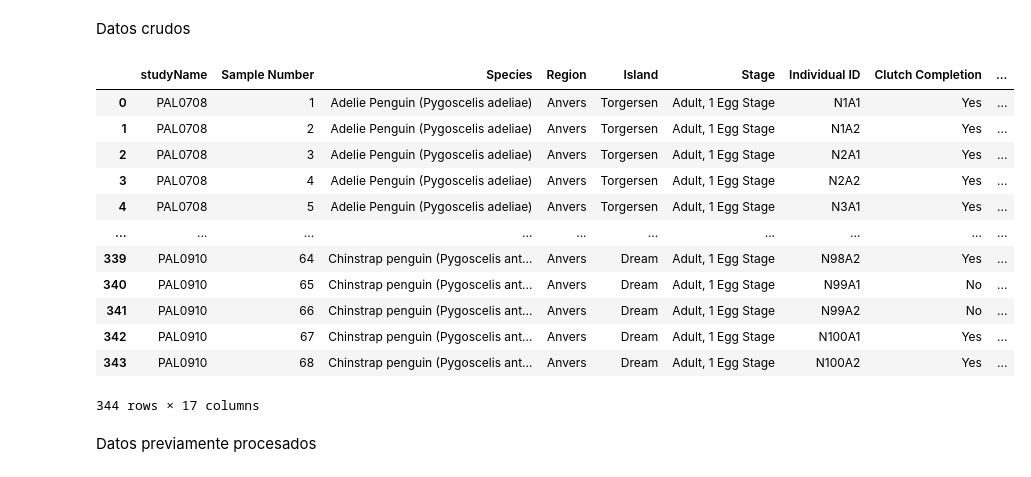
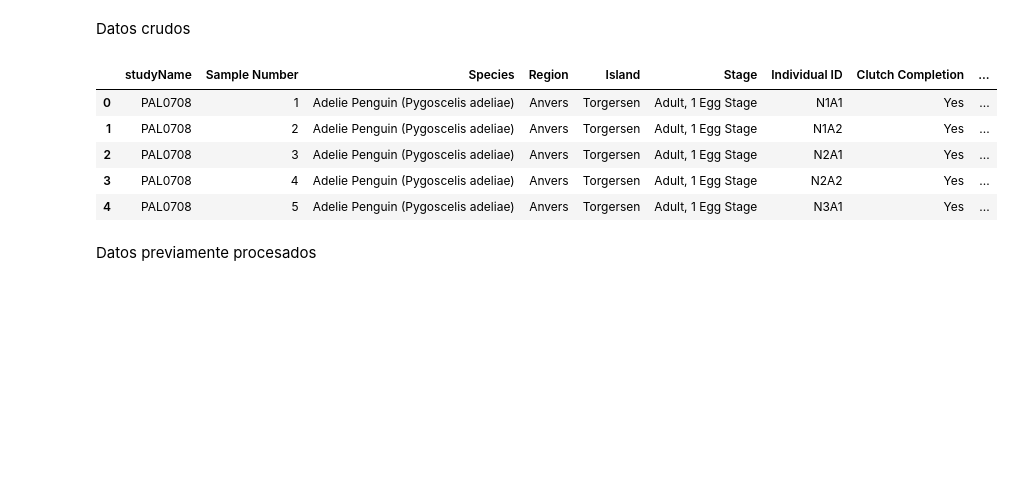
Before and after one commit to jcmefra/Curso-Analisis-Exploratorio, a Jupyter notebook: 1.0-conociendo-nuestros-datos.ipynb, the cells around one changed output. Cells and saved outputs as stored; diff of their text form; code cells hidden in the pictures; blank space fills up the shorter version.

```diff
--- a/1.0-conociendo-nuestros-datos.ipynb
+++ b/1.0-conociendo-nuestros-datos.ipynb
@@ -47,21 +47,14 @@ penguin_color = {
 Datos crudos
 # %%
 raw_penguins_df = palmerpenguins.load_penguins_raw()
-raw_penguins_df
+raw_penguins_df.head()
 # %% [output]
 |  | studyName | Sample Number | Species | Region | Island | Stage | Individual ID | Clutch Completion | ... |
 | 0 | PAL0708 | 1 | Adelie Penguin (Pygoscelis adeliae) | Anvers | Torgersen | Adult, 1 Egg Stage | N1A1 | Yes | ... |
 | 1 | PAL0708 | 2 | Adelie Penguin (Pygoscelis adeliae) | Anvers | Torgersen | Adult, 1 Egg Stage | N1A2 | Yes | ... |
 | 2 | PAL0708 | 3 | Adelie Penguin (Pygoscelis adeliae) | Anvers | Torgersen | Adult, 1 Egg Stage | N2A1 | Yes | ... |
 | 3 | PAL0708 | 4 | Adelie Penguin (Pygoscelis adeliae) | Anvers | Torgersen | Adult, 1 Egg Stage | N2A2 | Yes | ... |
 | 4 | PAL0708 | 5 | Adelie Penguin (Pygoscelis adeliae) | Anvers | Torgersen | Adult, 1 Egg Stage | N3A1 | Yes | ... |
-| ... | ... | ... | ... | ... | ... | ... | ... | ... | ... |
-| 339 | PAL0910 | 64 | Chinstrap penguin (Pygoscelis ant... | Anvers | Dream | Adult, 1 Egg Stage | N98A2 | Yes | ... |
-| 340 | PAL0910 | 65 | Chinstrap penguin (Pygoscelis ant... | Anvers | Dream | Adult, 1 Egg Stage | N99A1 | No | ... |
-| 341 | PAL0910 | 66 | Chinstrap penguin (Pygoscelis ant... | Anvers | Dream | Adult, 1 Egg Stage | N99A2 | No | ... |
-| 342 | PAL0910 | 67 | Chinstrap penguin (Pygoscelis ant... | Anvers | Dream | Adult, 1 Egg Stage | N100A1 | Yes | ... |
-| 343 | PAL0910 | 68 | Chinstrap penguin (Pygoscelis ant... | Anvers | Dream | Adult, 1 Egg Stage | N100A2 | Yes | ... |
-344 rows × 17 columns
 # %% [markdown]
 Datos previamente procesados
 # %%
```
Also changed, not shown: parts of 7 cells of this notebook, 1 other file.
